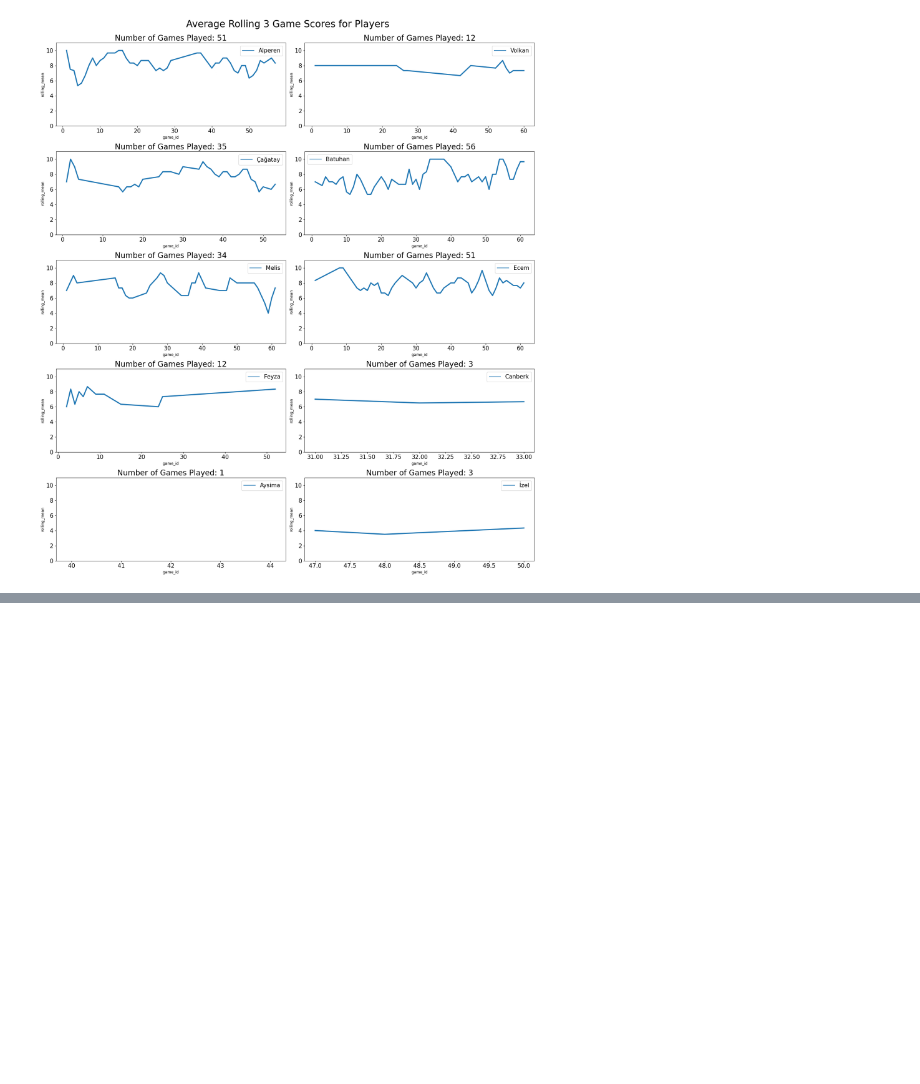
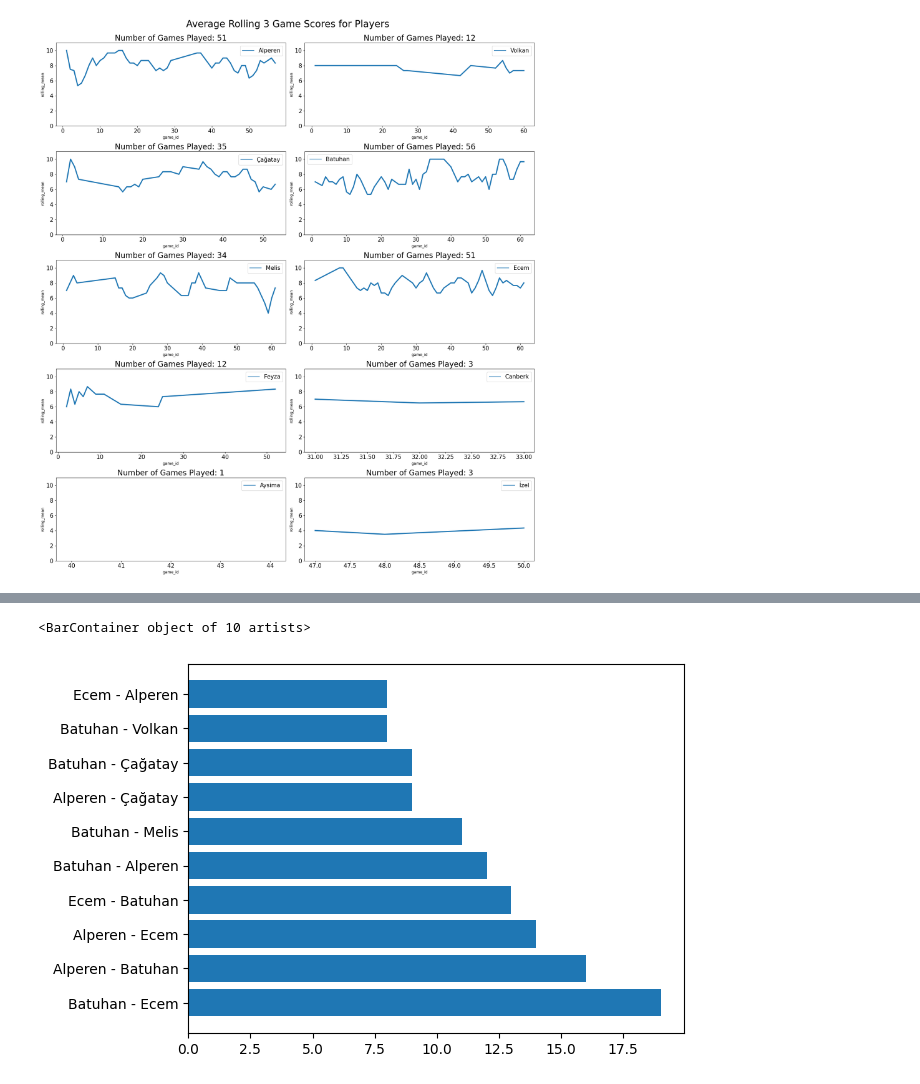
Before and after one commit to koftezz/the-settlers-of-catan, a Jupyter notebook: The Settlers of Catan Board Game.ipynb, the cells around one changed output, grey strips where cells are left out. Saved outputs shown, nothing was run; the diff lists cells and outputs as text; code cells hidden in the pictures; blank space fills up the shorter version.

```diff
--- a/The Settlers of Catan Board Game.ipynb
+++ b/The Settlers of Catan Board Game.ipynb
@@ -677,0 +735,10 @@ plt.tight_layout(pad=0.0, w_pad=1.0, h_pad=1.0)
+# %%
+pairwise_winner = pd.DataFrame(winner.values(), index=winner.keys(), columns=["win_count"]).reset_index()
+pairwise_winner["pair"] = pairwise_winner["level_0"] + " - " + pairwise_winner["level_1"]
+pairwise_winner = pairwise_winner.drop(["level_0", "level_1"], axis=1)
+pairwise_winner = pairwise_winner.sort_values(["win_count"], ascending=False)
+# %%
+plt.barh(pairwise_winner.head(10).pair, pairwise_winner.head(10).win_count)
+# %% [output]
+<BarContainer object of 10 artists>
+[figure, added]
```
Also changed, not shown: parts of 27 cells of this notebook, 1 other file.
